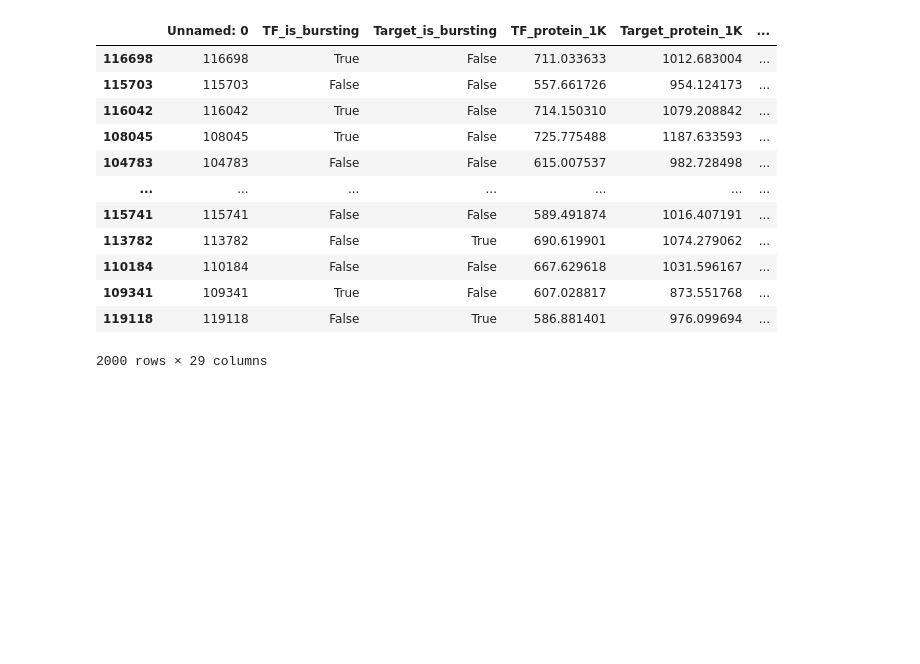
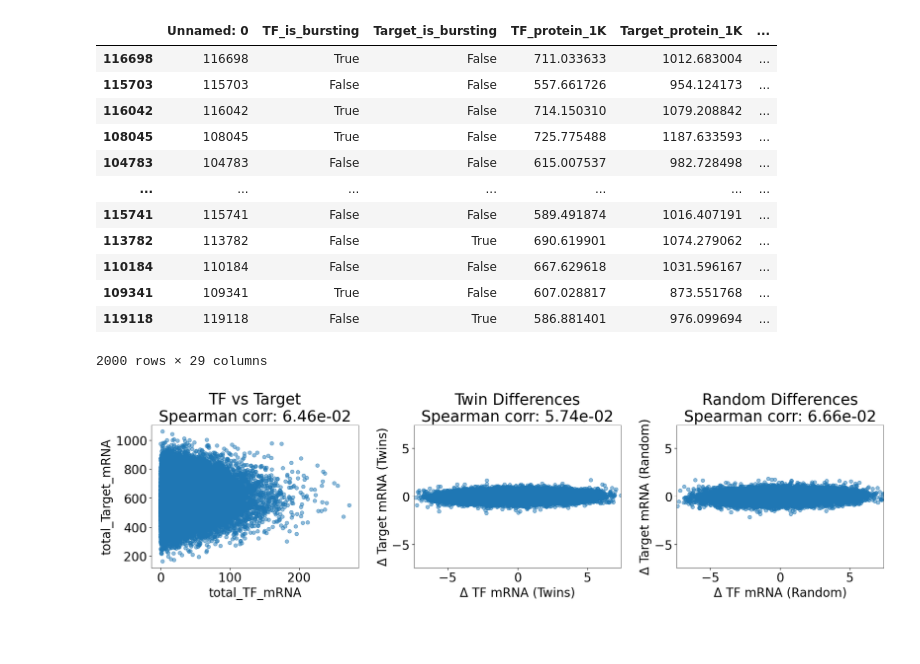
Before and after one commit to Keerthana910234/grnInference, a Jupyter notebook: analysisCode/compare_two_state_regulation.ipynb, the cells around one changed output. Saved outputs shown, nothing was run; the diff lists cells and outputs as text; code cells hidden in the pictures; blank space fills up the shorter version.

```diff
--- a/analysisCode/compare_two_state_regulation.ipynb
+++ b/analysisCode/compare_two_state_regulation.ipynb
@@ -322,7 +324,7 @@ import matplotlib.pyplot as plt
 from scipy.stats import spearmanr
 import numpy as np
 #If instead of difference, plot and find correlations between log-ratios
-time = 180
+time = 600
 singleTime_df = updated_df[updated_df['sampling_time'] == time]
 singleTime_df = singleTime_df.reset_index(drop=True)
 
@@ -352,33 +354,35 @@ diff_Target_rand = np.log2(rep1['total_Target_mRNA'] + 1) - np.log2(1 + rep2_shu
 
 # --- Shared limits ---
 min_val = min(diff_TF.min(), diff_Target.min(), diff_TF_rand.min(), diff_Target_rand.min())
 max_val = max(diff_TF.max(), diff_Target.max(), diff_TF_rand.max(), diff_Target_rand.max())
 max_num = max(abs(min_val), abs(max_val))
 shared_lim = (-1*max_num, max_num)
 
 # --- Plot twin difference ---
 ax = axes[1]
 corr = spearmanr(diff_TF, diff_Target)[0]
 ax.scatter(diff_TF, diff_Target, alpha=0.5)
 ax.set_xlim(shared_lim)
 ax.set_ylim(shared_lim)
 ax.set_xlabel('Δ TF mRNA (Twins)')
 ax.set_ylabel('Δ Target mRNA (Twins)')
 ax.set_title(f'Twin Differences\nSpearman corr: {corr:.2e}')
 
 # --- Plot random difference ---
 ax = axes[2]
 corr = spearmanr(diff_TF_rand, diff_Target_rand)[0]
 ax.scatter(diff_TF_rand, diff_Target_rand, alpha=0.5)
 ax.set_xlim(shared_lim)
 ax.set_ylim(shared_lim)
 ax.set_xlabel('Δ TF mRNA (Random)')
 ax.set_ylabel('Δ Target mRNA (Random)')
 ax.set_title(f'Random Differences\nSpearman corr: {corr:.2e}')
 
 # --- Finalize ---
 plt.tight_layout()
 plt.show()
+# %% [output]
+[figure, added]
 # %%
 #Now to compare the non-regulatory two state population
 def update_df(updated_df):
```
Also changed, not shown: parts of 4 cells of this notebook, 6 other files.
